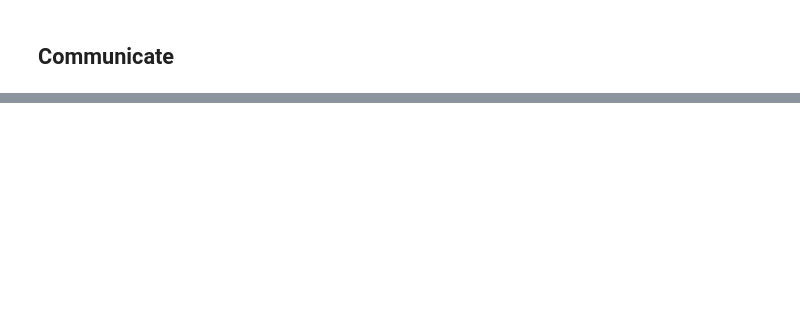
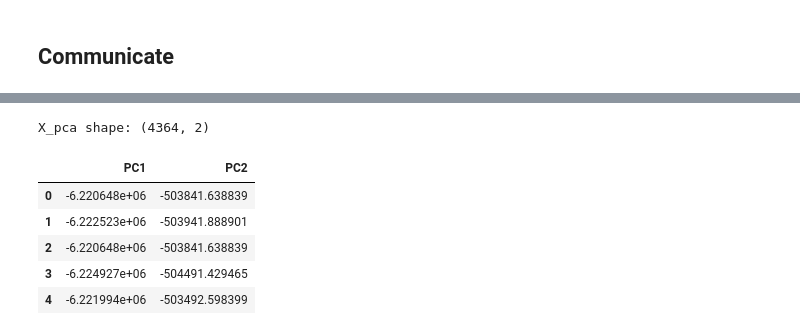
Before and after one commit to noelogbuagu/Data_Science_Portfolio, a Jupyter notebook: 6_Customer_Segmentation/notebook.ipynb, the cells around one changed output, grey strips where cells are left out. Saved outputs shown, nothing was run; the diff lists cells and outputs as text; code cells hidden in the pictures; blank space fills up the shorter version.

```diff
--- a/6_Customer_Segmentation/notebook.ipynb
+++ b/6_Customer_Segmentation/notebook.ipynb
@@ -305,0 +384,20 @@ high_var_cols
+# %%
+# Instantiate transformer
+pca = PCA(n_components = 2, random_state=42)
+
+# Transform `X`
+X_t = pca.fit_transform(X)
+
+# Put `X_t` into DataFrame
+X_pca = pd.DataFrame(X_t, columns=["PC1", "PC2"])
+
+print("X_pca shape:", X_pca.shape)
+X_pca.head()
+# %% [output]
+X_pca shape: (4364, 2)
+|  | PC1 | PC2 |
+| 0 | -6.220648e+06 | -503841.638839 |
+| 1 | -6.222523e+06 | -503941.888901 |
+| 2 | -6.220648e+06 | -503841.638839 |
+| 3 | -6.224927e+06 | -504491.429465 |
+| 4 | -6.221994e+06 | -503492.598399 |
```
Also changed, not shown: parts of 9 cells of this notebook.
